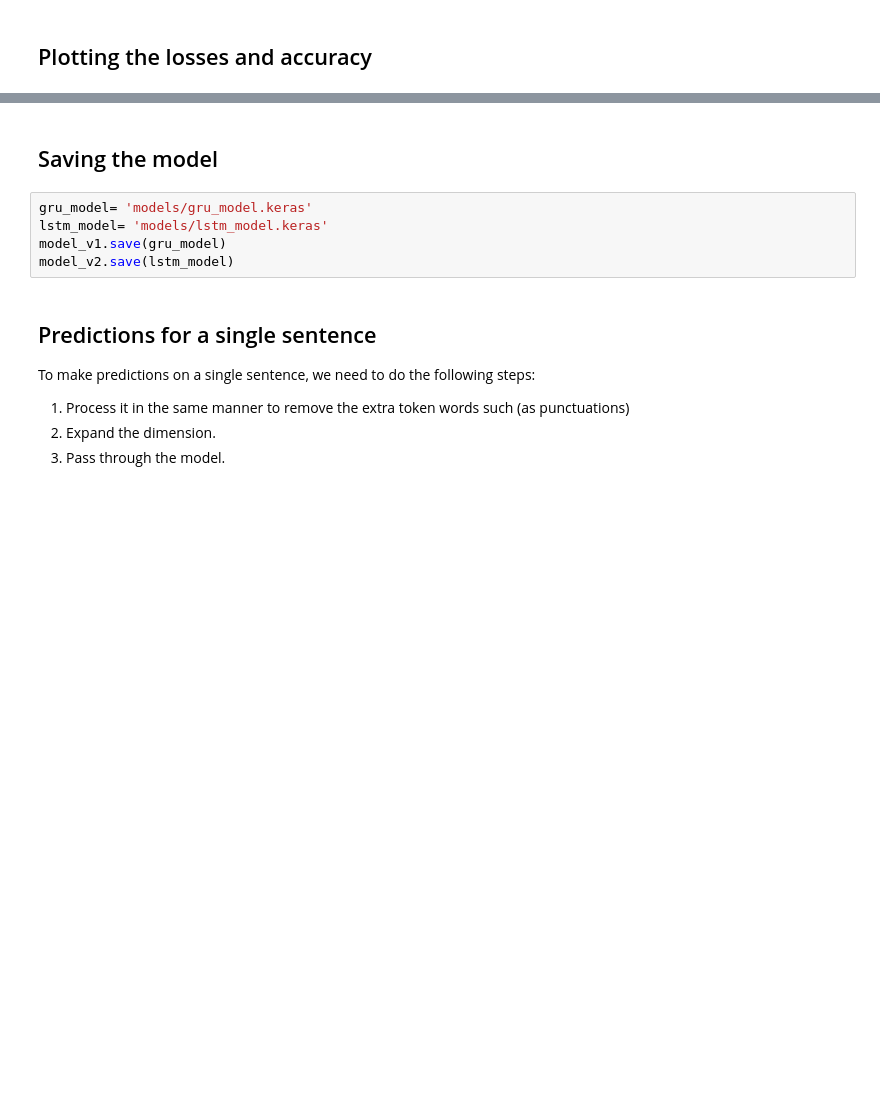
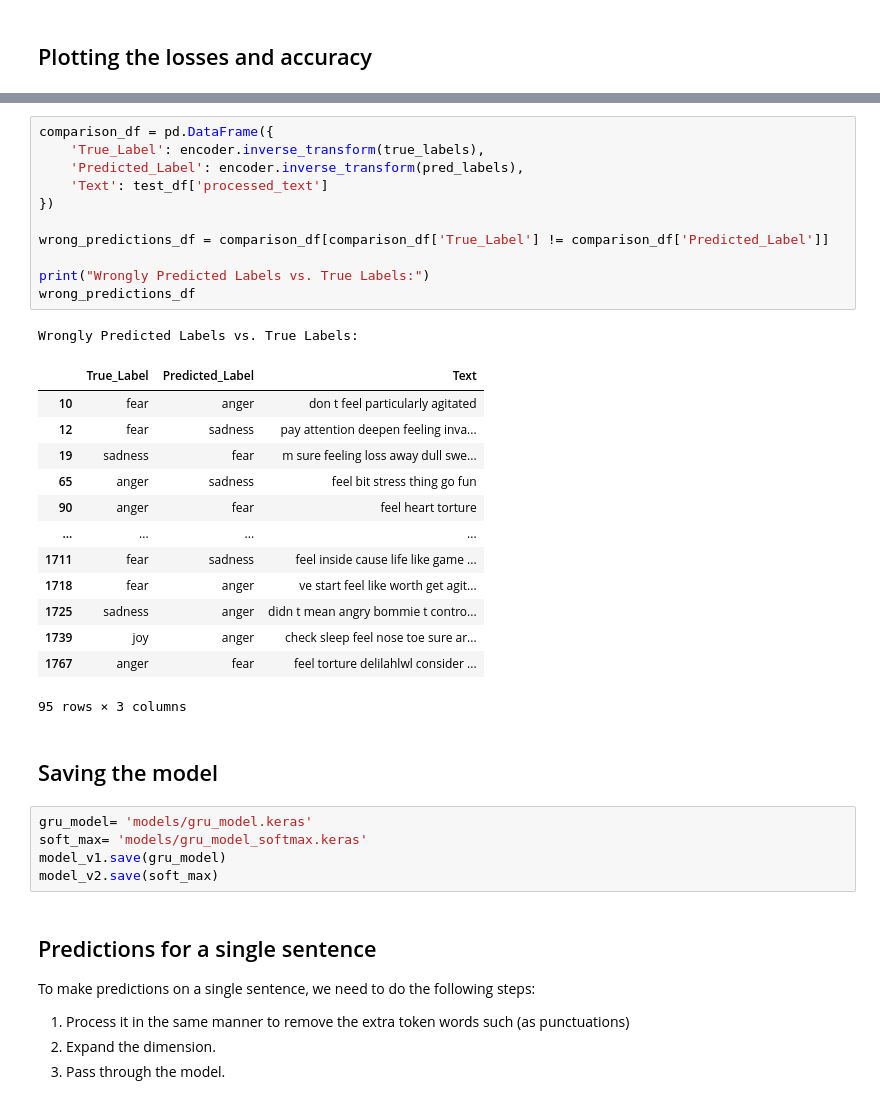
Before and after one commit to k-kesarwani/SentimentAnalysis, a Jupyter notebook: Notebook_1.ipynb, the cells around one changed output, grey strips where cells are left out. Saved outputs shown, nothing was run; the diff lists cells and outputs as text; blank space fills up the shorter version.

```diff
--- a/Notebook_1.ipynb
+++ b/Notebook_1.ipynb
@@ -216,10 +342,36 @@ plot_training_history(history_model_v2)
+# %%
+comparison_df = pd.DataFrame({
+    'True_Label': encoder.inverse_transform(true_labels),
+    'Predicted_Label': encoder.inverse_transform(pred_labels),
+    'Text': test_df['processed_text']
+})
+
+wrong_predictions_df = comparison_df[comparison_df['True_Label'] != comparison_df['Predicted_Label']]
+
+print("Wrongly Predicted Labels vs. True Labels:")
+wrong_predictions_df
+# %% [output]
+Wrongly Predicted Labels vs. True Labels:
+|  | True_Label | Predicted_Label | Text |
+| 10 | fear | anger | don t feel particularly agitated |
+| 12 | fear | sadness | pay attention deepen feeling inva... |
+| 19 | sadness | fear | m sure feeling loss away dull swe... |
+| 65 | anger | sadness | feel bit stress thing go fun |
+| 90 | anger | fear | feel heart torture |
+| ... | ... | ... | ... |
+| 1711 | fear | sadness | feel inside cause life like game ... |
+| 1718 | fear | anger | ve start feel like worth get agit... |
+| 1725 | sadness | anger | didn t mean angry bommie t contro... |
+| 1739 | joy | anger | check sleep feel nose toe sure ar... |
+| 1767 | anger | fear | feel torture delilahlwl consider ... |
+95 rows × 3 columns
 # %% [markdown]
 ## Saving the model
 # %%
 gru_model= 'models/gru_model.keras'
-lstm_model= 'models/lstm_model.keras'
+soft_max= 'models/gru_model_softmax.keras'
 model_v1.save(gru_model)
-model_v2.save(lstm_model)
+model_v2.save(soft_max)
 # %% [markdown]
 ## Predictions for a single sentence
 To make predictions on a single sentence, we need to do the following steps:
```
Also changed, not shown: parts of 19 cells of this notebook, 5 other files.
